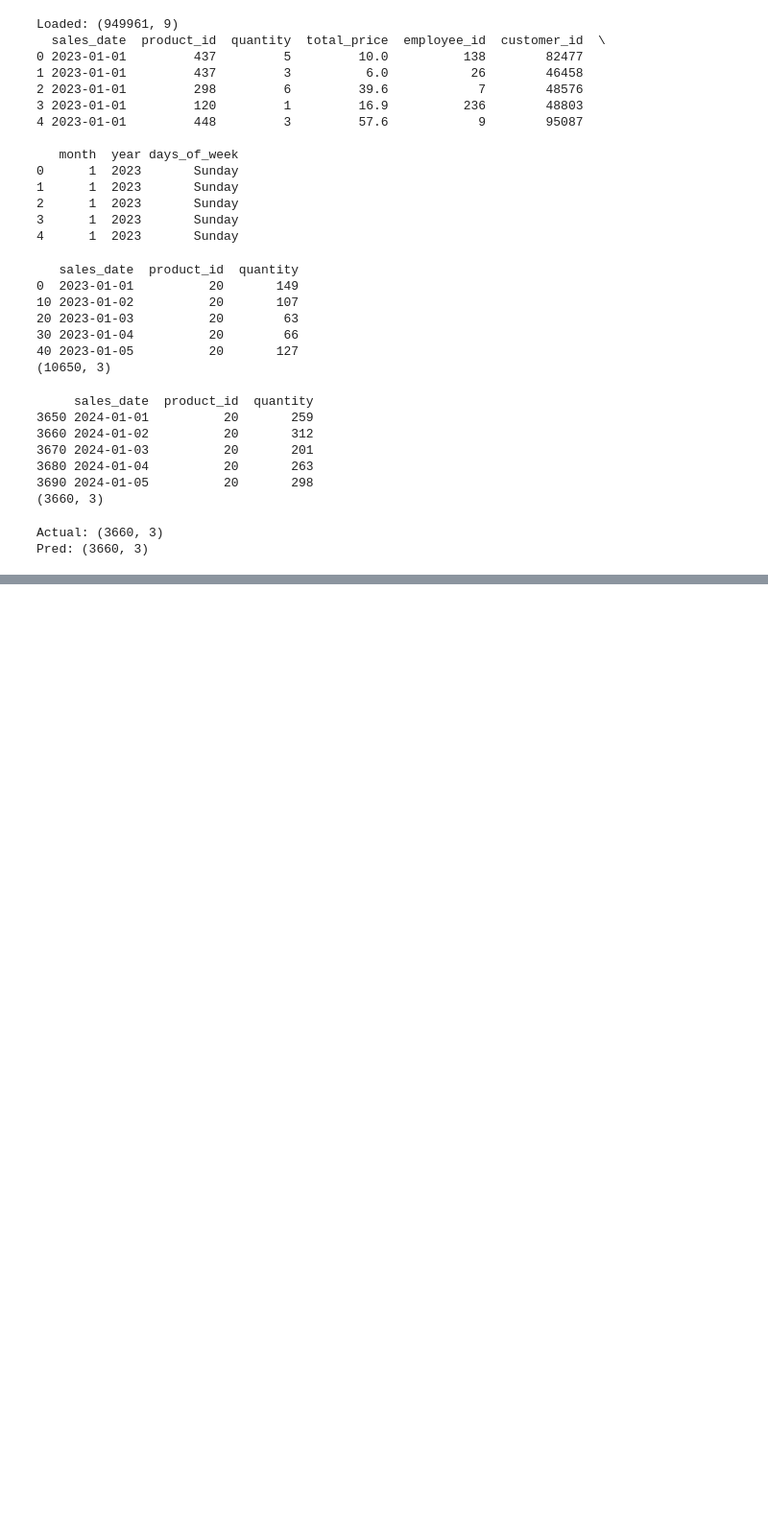
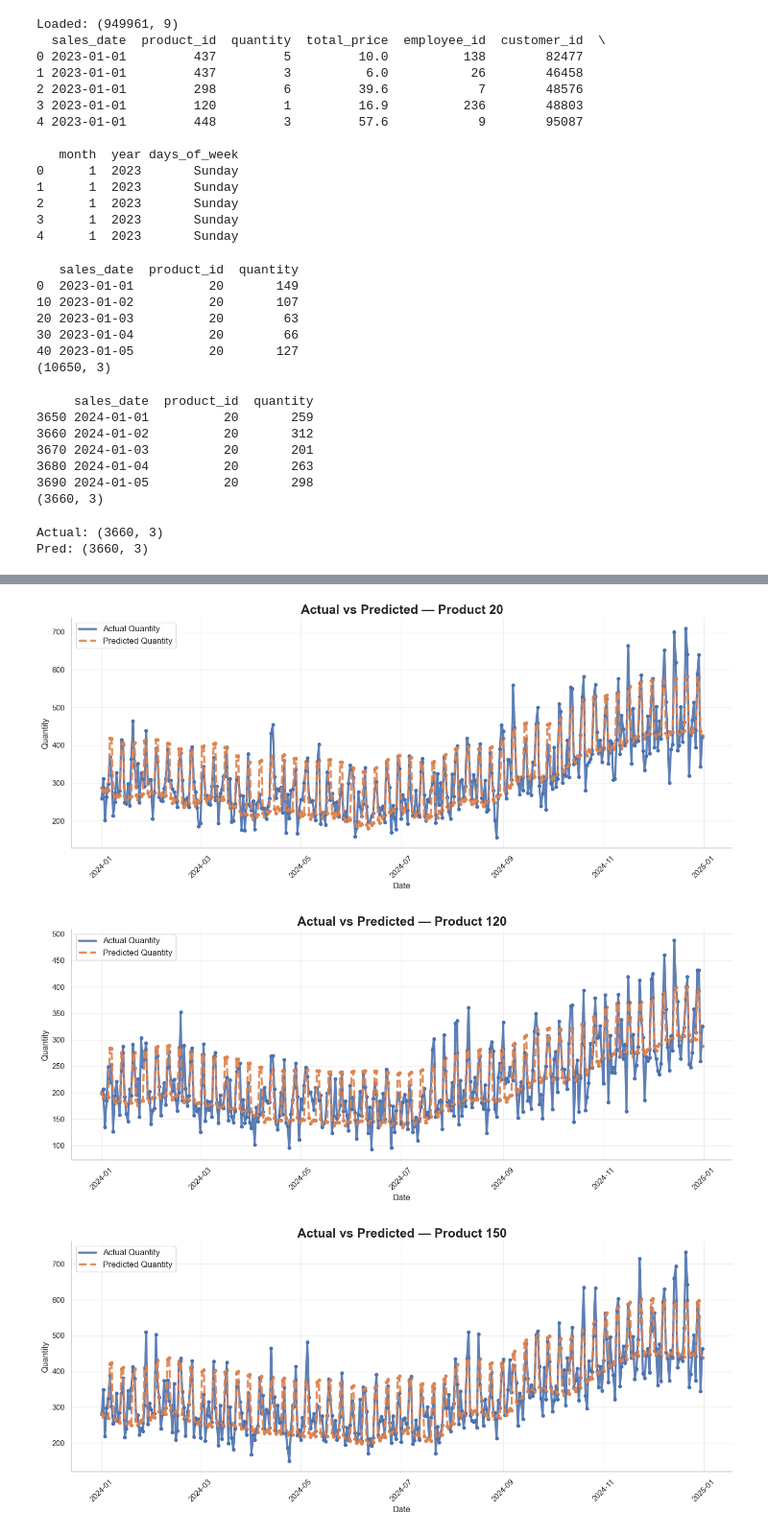
Before and after one commit to ShashwatBansal14/Inventory_forecast_model, a Jupyter notebook: Notebooks/03_Evaluation_graph.ipynb, the cells around one changed output, grey strips where cells are left out. Shown at 96% size. Saved outputs shown, nothing was run; the diff lists cells and outputs as text; code cells hidden in the pictures; blank space fills up the shorter version.

```diff
--- a/Notebooks/03_Evaluation_graph.ipynb
+++ b/Notebooks/03_Evaluation_graph.ipynb
@@ -178,8 +200,3 @@ def plot_product_pro(pid):
 
     plt.tight_layout()
     plt.show()
-# %%
-unique_products = df_actual["product_id"].unique()
-
-for pid in unique_products:
-    plot_product(pid)
@@ -199,0 +203,7 @@ Plot completed for Product 298
+# %%
+for pid in unique_products:
+    plot_product_pro(pid)
+# %% [output]
+[figure, added]
+[figure, added]
+[figure, added]
```
Also changed, not shown: parts of 8 cells of this notebook, 1 other file.
